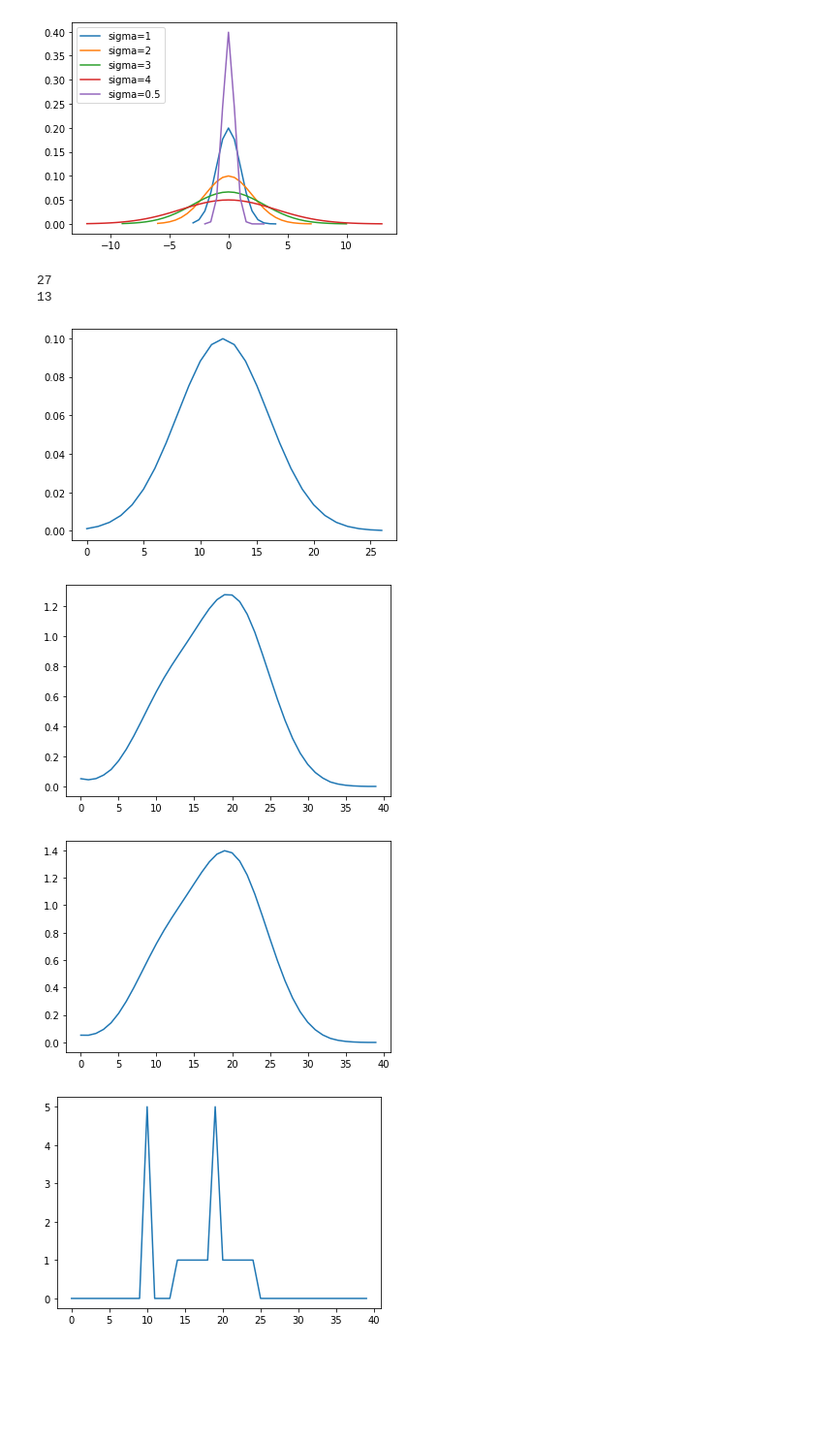
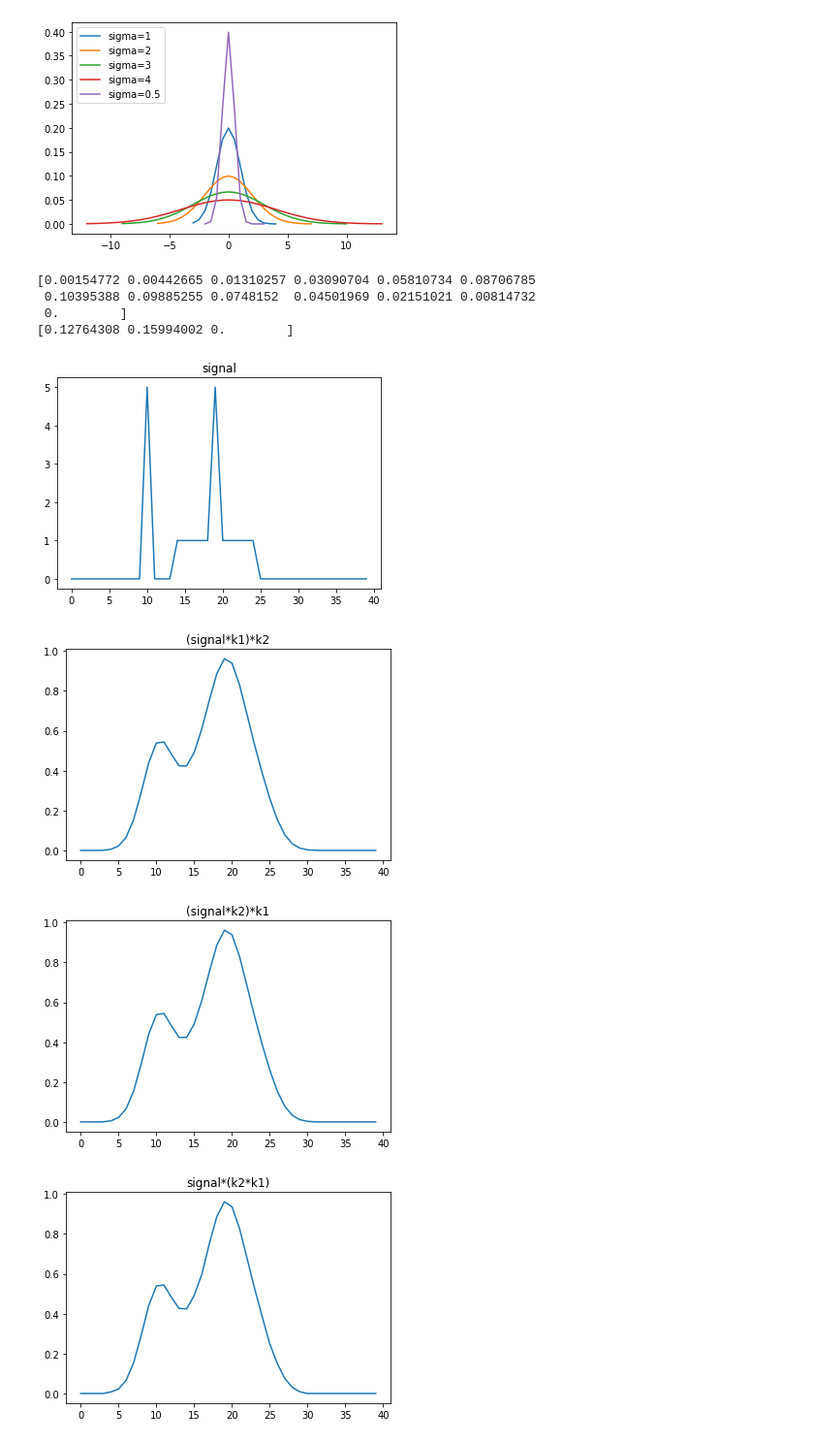
Before and after one commit to BlazBone/uz-vaje, a Jupyter notebook: assignment2/assignemnt.ipynb, the cells around one changed output. Shown at 97% size. Saved outputs shown, nothing was run; the diff lists cells and outputs as text; code cells hidden in the pictures; blank space fills up the shorter version.

```diff
--- a/assignment2/assignemnt.ipynb
+++ b/assignment2/assignemnt.ipynb
@@ -371,41 +408,41 @@ twoD()
 # %%
 def twoE():
   signal = read_data("./signal.txt")
   k1 = gauss_kernel(2)
-  print(len(k1))
-  print(len(read_data("./kernel.txt")))
-
-  # k1 = read_data("./kernel.txt")
+  k1 = k1[:-1:2]
   k2 =np.array([0.1,0.6,0.4])
   # k3 = k1*k2
-  # plt.plot(k2)
-  plt.plot(k1)
-  plt.show()
-  s1 = cv2.filter2D(signal,-1, k1)
-  plt.plot(s1)
-  plt.show()
-  s1 = cv2.filter2D(s1,-1, k2)
-  plt.plot(s1)
-  plt.show()
+  k3 = simple_convolution(k1,k2)
+  print(k3)
+  print(simple_convolution(k2,k1))
+
+  s1 = simple_convolution(signal, k1)
+  s1 = simple_convolution(s1, k2)
+
   s2 = simple_convolution(signal, k2)
   s2 = simple_convolution(s2, k1)
 
-  # axis,two = plt.subplots(1,4)
-  # axis[0].plot(signal)
-  # axis[0,1].plot(s1)
-  # axis[2].plot(s2)
-  # plt.show()
+  s3 = simple_convolution(signal, k3)
+
   plt.plot(signal)
+  plt.title("signal")
   plt.show()
   plt.plot(s1)
+  plt.title("(signal*k1)*k2")
   plt.show()
   plt.plot(s2)
+  plt.title("(signal*k2)*k1")
+  plt.show()
+  plt.plot(s3)
+  plt.title("signal*(k2*k1)")
   plt.show()
 twoE()
 # %% [output]
-27
-13
+[0.00154772 0.00442665 0.01310257 0.03090704 0.05810734 0.08706785
+ 0.10395388 0.09885255 0.0748152  0.04501969 0.02151021 0.00814732
+ 0.        ]
+[0.12764308 0.15994002 0.        ]
-[figure, old version]
+[figure, new version]
-[figure, old version]
+[figure, new version]
-[figure, old version]
+[figure, new version]
-[figure, old version]
+[figure, new version]
```
Also changed, not shown: parts of 22 cells of this notebook.
